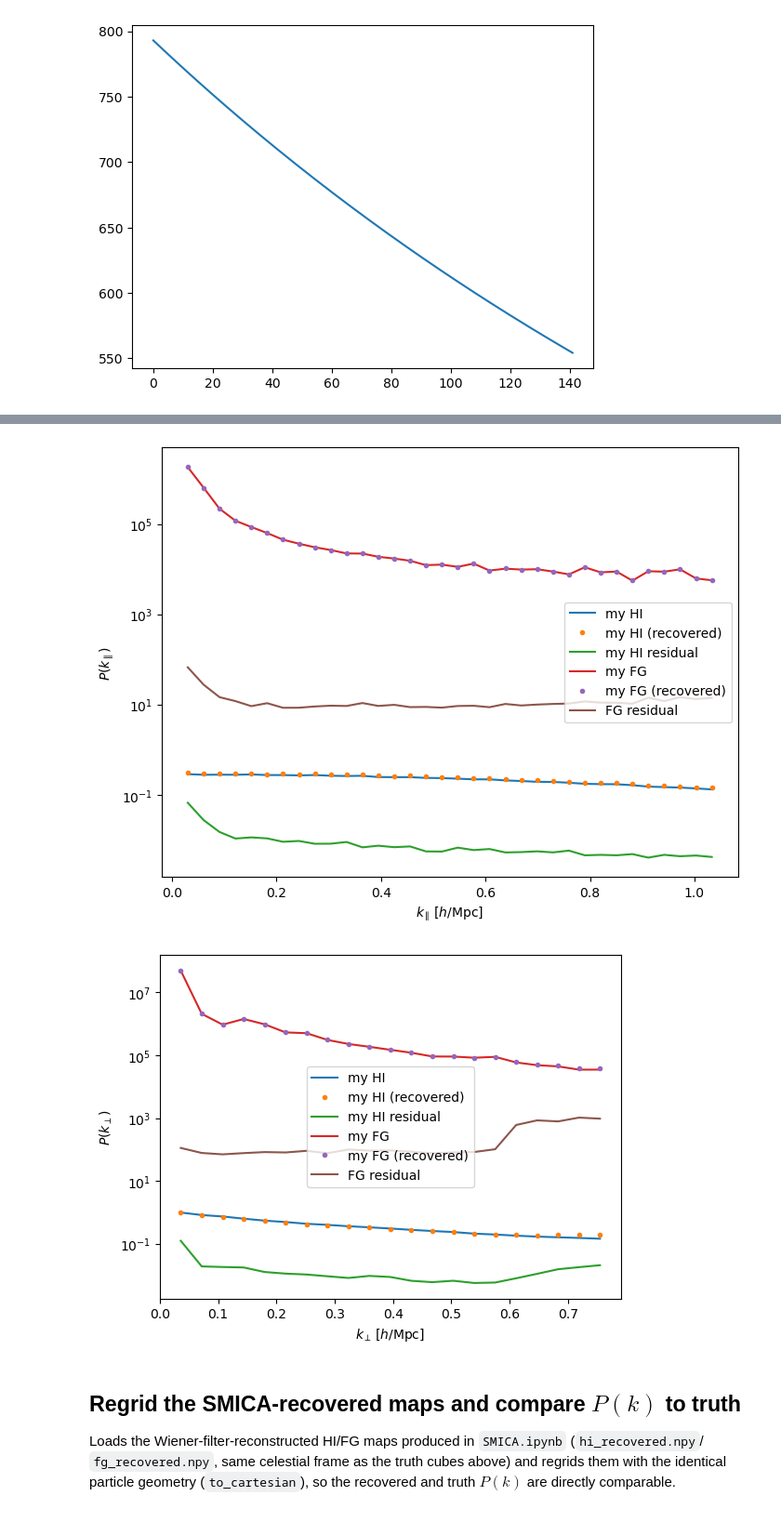
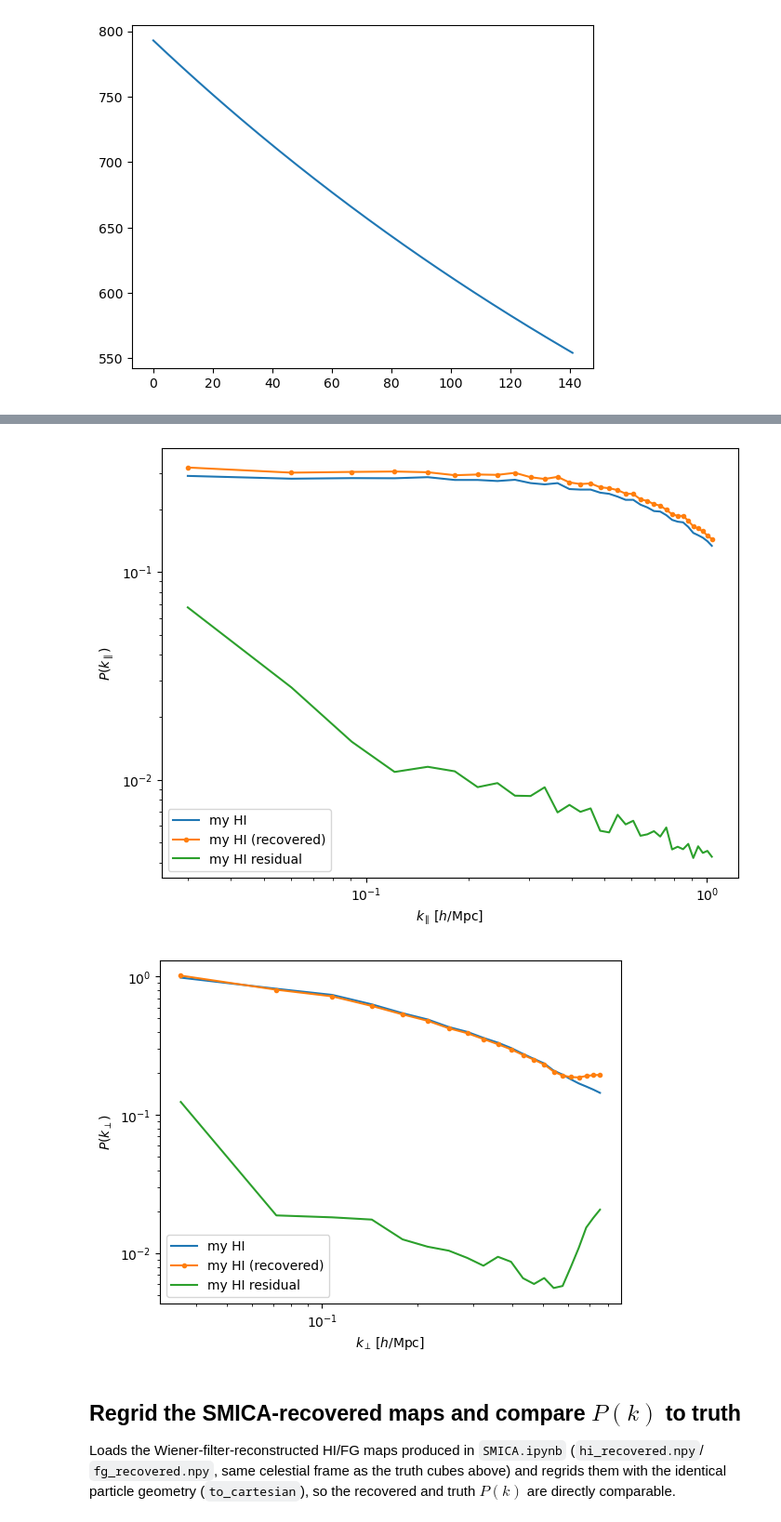
Before and after one commit to urwa99/SMICA_Paper, a Jupyter notebook: Notebooks_1/gridimp_cartesian_cube.ipynb, the cells around one changed output, grey strips where cells are left out. Shown at 93% size. Drawn from its saved outputs; the diff is of its cells as text; code cells hidden in the pictures.

```diff
--- a/Notebooks_1/gridimp_cartesian_cube.ipynb
+++ b/Notebooks_1/gridimp_cartesian_cube.ipynb
@@ -98,8 +98,10 @@ hi    = np.load(f"{input_path}/rotated_hi_1042_1183.npy")[:-1]     # mK, celesti
 fgds  = np.load(f"{input_path}/rotated_fgds_1042_1183.npy")[:-1]   # mK, celestial
 noise = np.load(f"{input_path}/rotated_noise_1042_1183.npy")[:-1]  # celestial (unit scaling not addressed here, see SMICA.ipynb)
 
-hi_recovered    = np.load(f"{input_path}/hi_smica_recovered_1042_1183.npy")     # mK, celestial
-fgds_recovered  = np.load(f"{input_path}/fg_smica_recovered_1042_1183.npy")   # mK, celestial
+# hi_recovered    = np.load(f"{input_path}/hi_smica_recovered_1042_1183.npy")     # mK, celestial
+# fgds_recovered  = np.load(f"{input_path}/fg_smica_recovered_1042_1183.npy")   # mK, celestial
+hi_recovered    = np.load(f"{input_path}/hi_smica_8bins.npy")     # mK, celestial
+fgds_recovered  = np.load(f"{input_path}/fg_smica_8bins.npy")   # mK, celestial
 
 dirty = hi + fgds + noise  # HI + foregrounds + noise: the "observed" cube to be cleaned downstream
 
@@ -615,32 +615,34 @@ plt.legend()
 # %%
 plt.figure(figsize=(8,6))
 plt.plot(kpar_c, hi_pk_para, label='my HI')
-plt.plot(kpar_c, hi_recovered_pk_para, '.',label='my HI (recovered)')
+plt.plot(kpar_c, hi_recovered_pk_para, '.-',label='my HI (recovered)')
 plt.plot(kpar_c, residual_pk_para, label='my HI residual')
 # plt.plot(kpar_g, kpar_g*hipk_para_g, label='GPR example: HI+noise', ls='--')
-plt.plot(kpar_c, fgds_pk_para, label='my FG')
-plt.plot(kpar_c, fgds_recovered_pk_para, '.',label='my FG (recovered)')
-plt.plot(kpar_c, residual_fg_pk_para, label='FG residual')
+# plt.plot(kpar_c, fgds_pk_para, label='my FG')
+# plt.plot(kpar_c, fgds_recovered_pk_para, '.',label='my FG (recovered)')
+# plt.plot(kpar_c, residual_fg_pk_para, label='FG residual')
 # plt.plot(kpar_g, fgpk_para_g, label='GPR example: FG', ls='--')
 plt.xlabel(r'$k_\parallel\,[h/\mathrm{Mpc}]$'); plt.ylabel(r'$  P(k_\parallel)$')
 plt.yscale('log')
+plt.xscale('log')
 plt.legend(); plt.show()
 plt.show()
 
 # plt.plot(kperp_g, hipk_perp_g, label='GPR example: HI+noise', ls='--')
 plt.plot(kperp_c, hi_pk_perp, label='my HI')
-plt.plot(kperp_c, hi_recovered_pk_perp, '.',label='my HI (recovered)')
+plt.plot(kperp_c, hi_recovered_pk_perp, '.-',label='my HI (recovered)')
 plt.plot(kperp_c, residual_pk_perp, label='my HI residual')
-plt.plot(kperp_c, fgds_pk_perp, label='my FG')
-plt.plot(kperp_c, fgds_recovered_pk_perp, '.',label='my FG (recovered)')
-plt.plot(kperp_c, residual_fg_pk_perp, label='FG residual')
+# plt.plot(kperp_c, fgds_pk_perp, label='my FG')
+# plt.plot(kperp_c, fgds_recovered_pk_perp, '.',label='my FG (recovered)')
+# plt.plot(kperp_c, residual_fg_pk_perp, label='FG residual')
 # plt.plot(kperp_g, fgpk_perp_g, label='GPR example: FG', ls='--')
 plt.xlabel(r'$k_\perp\,[h/\mathrm{Mpc}]$'); plt.ylabel(r'$ P(k_\perp)$')
 plt.yscale('log')
+plt.xscale('log')
 plt.legend(); plt.show()
 # %% [output]
-[figure, old version]
+[figure, new version]
-[figure, old version]
+[figure, new version]
 # %% [markdown]
 ## Regrid the SMICA-recovered maps and compare $P(k)$ to truth
 
```
Also changed, not shown: parts of 23 cells of this notebook.
